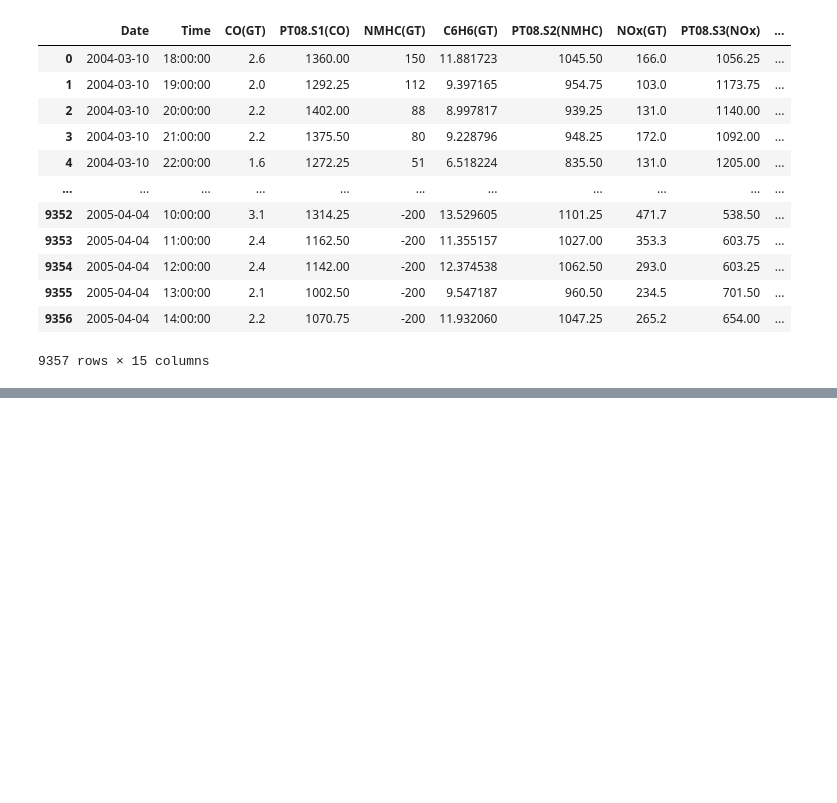
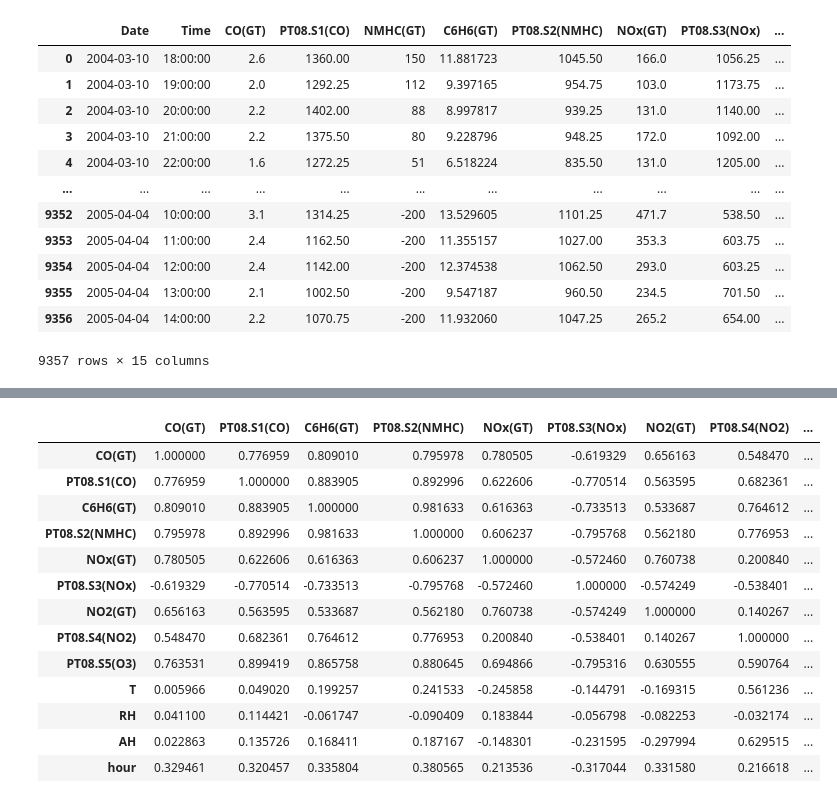
Before and after one commit to Andrews-Pixel/Air_quality-Repo, a Jupyter notebook: Air_quality.ipynb, the cells around one changed output, grey strips where cells are left out. Cells and saved outputs as stored; diff of their text form; code cells hidden in the pictures; blank space fills up the shorter version.

```diff
--- a/Air_quality.ipynb
+++ b/Air_quality.ipynb
@@ -29,0 +140,4 @@ df
+# %%
+imputer = SimpleImputer(strategy='median')
+numeric_col = air_quality.select_dtypes(include='number').columns
+air_quality[numeric_col] = imputer.fit_transform(air_quality[numeric_col])
@@ -29,0 +162,4 @@ df
+# %%
+air_quality['hour'] = air_quality['Time'].apply(lambda x : x.hour)
+air_quality['minute'] = air_quality['Time'].apply(lambda x : x.minute)
+air_quality['second'] = air_quality['Time'].apply(lambda x : x.second)
@@ -29,0 +190,2 @@ df
+# %%
+air_quality.drop(columns = ["minute","second"],inplace = True)
@@ -29,0 +208,2 @@ df
+# %%
+air_quality.drop(columns = ["Date","Time"],inplace = True)
@@ -29,0 +238,17 @@ df
+# %%
+air_quality.corr()
+# %% [output]
+|  | CO(GT) | PT08.S1(CO) | C6H6(GT) | PT08.S2(NMHC) | NOx(GT) | PT08.S3(NOx) | NO2(GT) | PT08.S4(NO2) | ... |
+| CO(GT) | 1.000000 | 0.776959 | 0.809010 | 0.795978 | 0.780505 | -0.619329 | 0.656163 | 0.548470 | ... |
+| PT08.S1(CO) | 0.776959 | 1.000000 | 0.883905 | 0.892996 | 0.622606 | -0.770514 | 0.563595 | 0.682361 | ... |
+| C6H6(GT) | 0.809010 | 0.883905 | 1.000000 | 0.981633 | 0.616363 | -0.733513 | 0.533687 | 0.764612 | ... |
+| PT08.S2(NMHC) | 0.795978 | 0.892996 | 0.981633 | 1.000000 | 0.606237 | -0.795768 | 0.562180 | 0.776953 | ... |
+| NOx(GT) | 0.780505 | 0.622606 | 0.616363 | 0.606237 | 1.000000 | -0.572460 | 0.760738 | 0.200840 | ... |
+| PT08.S3(NOx) | -0.619329 | -0.770514 | -0.733513 | -0.795768 | -0.572460 | 1.000000 | -0.574249 | -0.538401 | ... |
+| NO2(GT) | 0.656163 | 0.563595 | 0.533687 | 0.562180 | 0.760738 | -0.574249 | 1.000000 | 0.140267 | ... |
+| PT08.S4(NO2) | 0.548470 | 0.682361 | 0.764612 | 0.776953 | 0.200840 | -0.538401 | 0.140267 | 1.000000 | ... |
+| PT08.S5(O3) | 0.763531 | 0.899419 | 0.865758 | 0.880645 | 0.694866 | -0.795316 | 0.630555 | 0.590764 | ... |
+| T | 0.005966 | 0.049020 | 0.199257 | 0.241533 | -0.245858 | -0.144791 | -0.169315 | 0.561236 | ... |
+| RH | 0.041100 | 0.114421 | -0.061747 | -0.090409 | 0.183844 | -0.056798 | -0.082253 | -0.032174 | ... |
+| AH | 0.022863 | 0.135726 | 0.168411 | 0.187167 | -0.148301 | -0.231595 | -0.297994 | 0.629515 | ... |
+| hour | 0.329461 | 0.320457 | 0.335804 | 0.380565 | 0.213536 | -0.317044 | 0.331580 | 0.216618 | ... |
```
Also changed, not shown: parts of 29 cells of this notebook.
